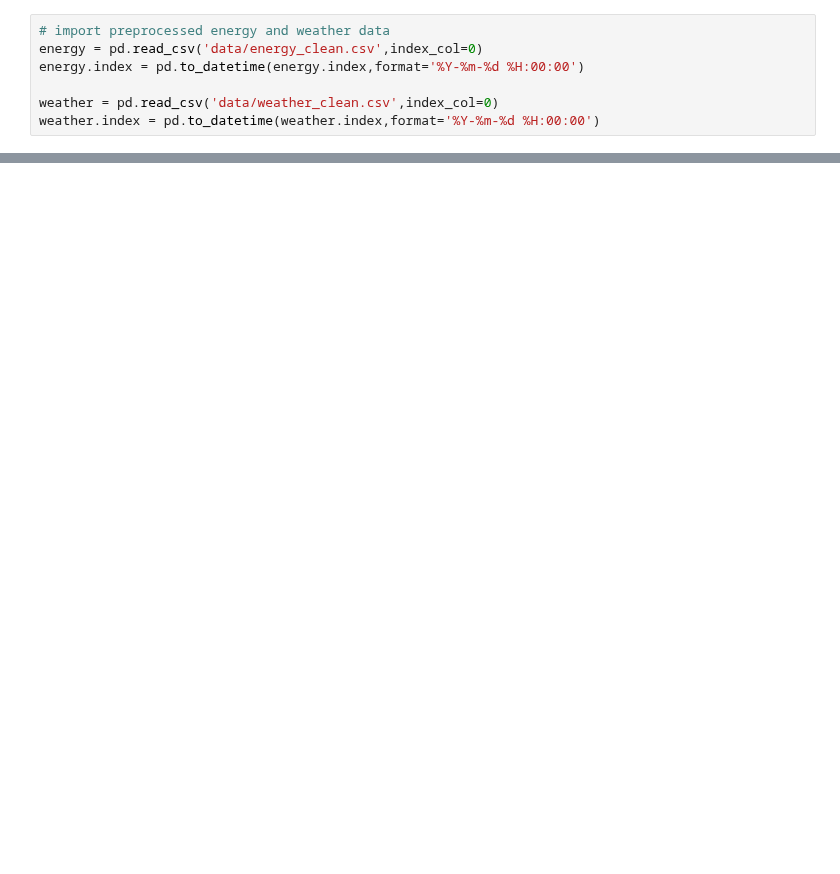
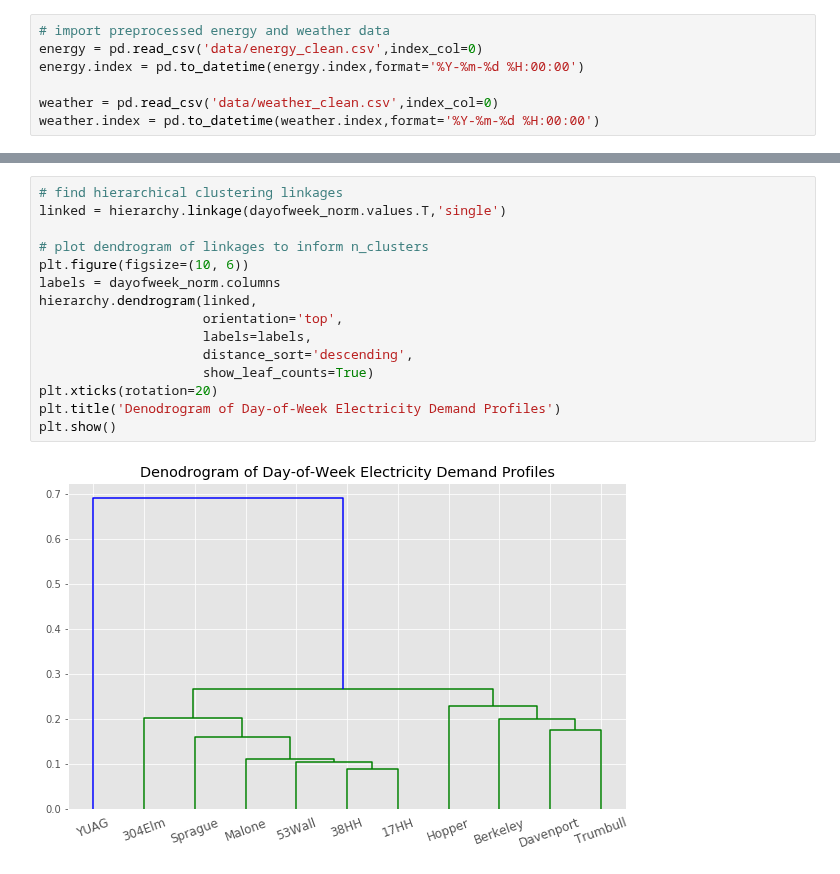
Before and after one commit to kevinkoste/university-load-forecasting, a Jupyter notebook: clustering.ipynb, the cells around one changed output, grey strips where cells are left out. Drawn from its saved outputs; the diff is of its cells as text; blank space fills up the shorter version.

```diff
--- a/clustering.ipynb
+++ b/clustering.ipynb
@@ -36,0 +88,17 @@ fn.plot_all(weekofyear,1,30,ylabel='kWh')
+# %%
+# find hierarchical clustering linkages
+linked = hierarchy.linkage(dayofweek_norm.values.T,'single')
+
+# plot dendrogram of linkages to inform n_clusters
+plt.figure(figsize=(10, 6))
+labels = dayofweek_norm.columns
+hierarchy.dendrogram(linked,
+                     orientation='top',
+                     labels=labels,
+                     distance_sort='descending',
+                     show_leaf_counts=True)
+plt.xticks(rotation=20)
+plt.title('Denodrogram of Day-of-Week Electricity Demand Profiles')
+plt.show()
+# %% [output]
+[figure, added]
```
Also changed, not shown: parts of 8 cells of this notebook.
